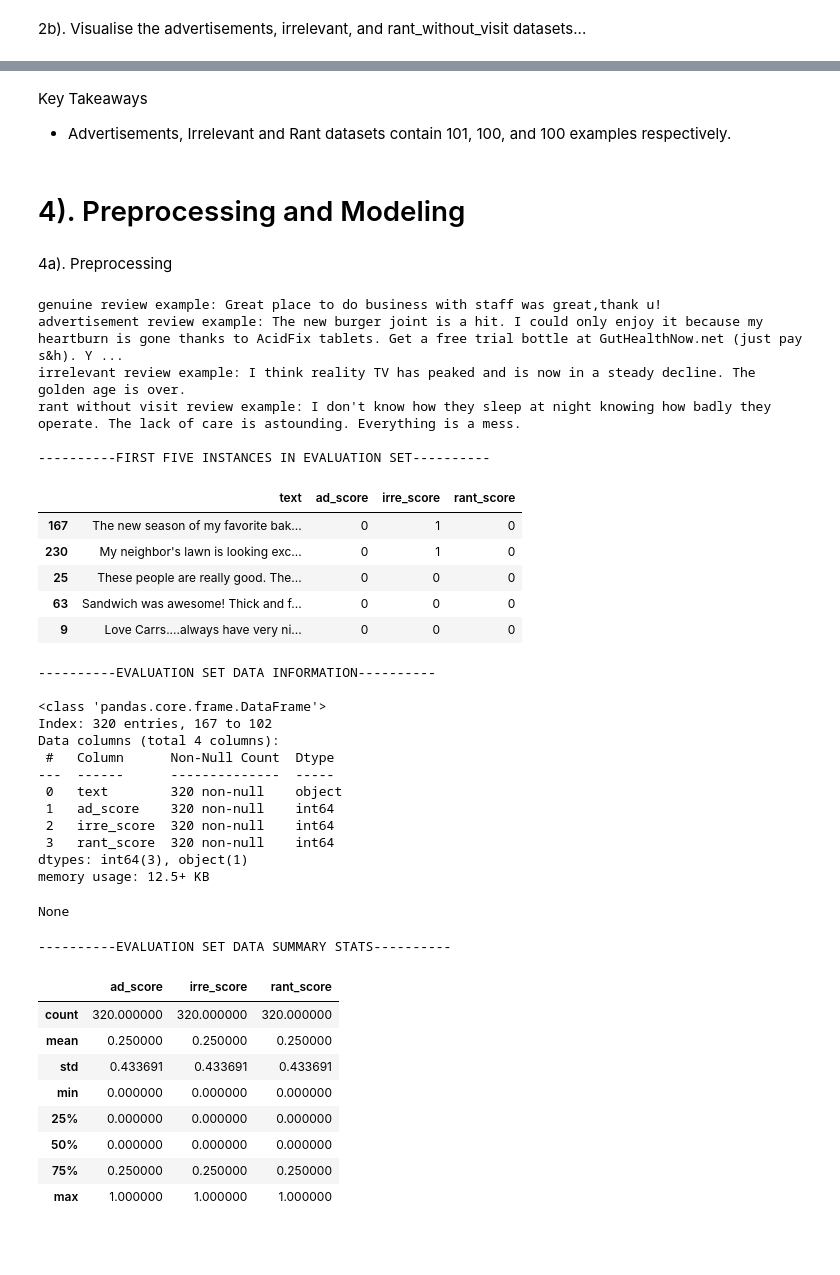
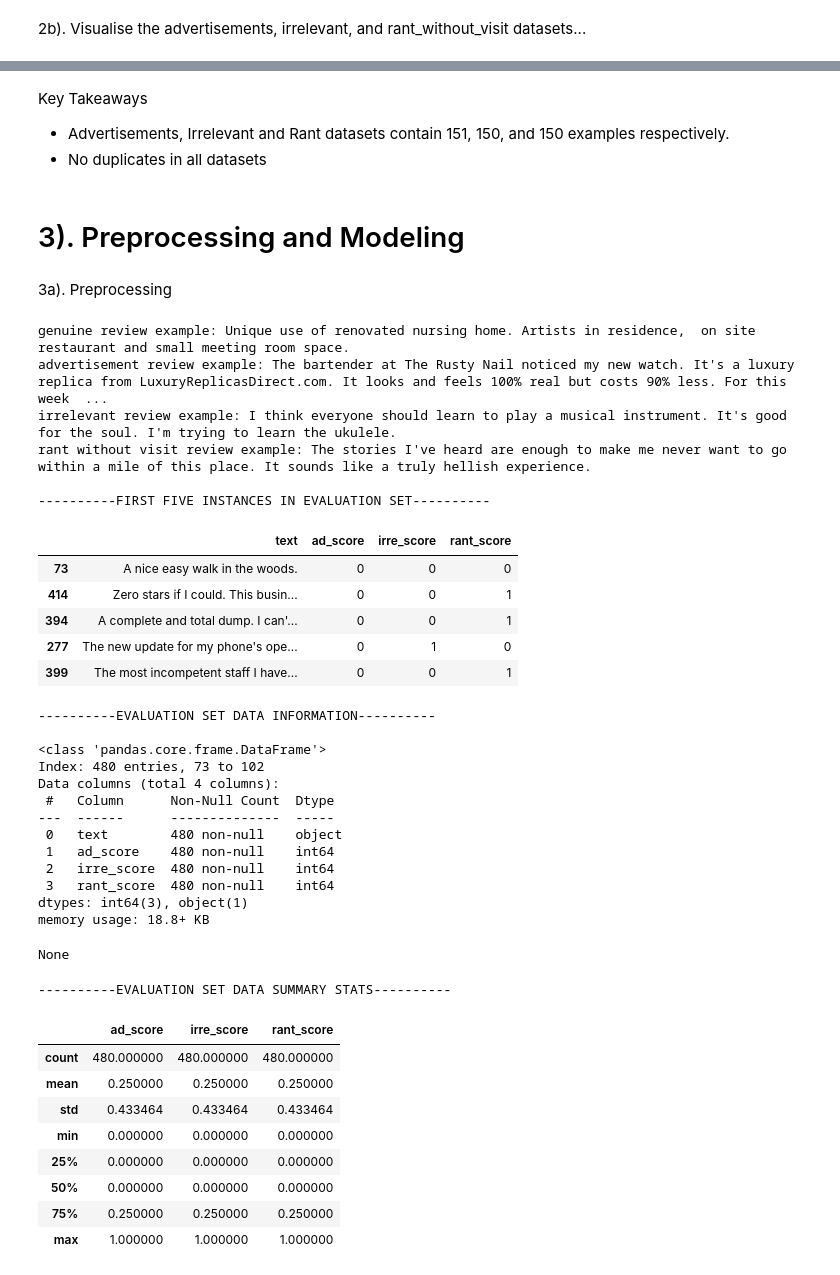
Before and after one commit to aaronlim02/tiktok-techjam-2025, a Jupyter notebook: pipeline.ipynb, the cells around one changed output, grey strips where cells are left out. Drawn from its saved outputs; the diff is of its cells as text; code cells hidden in the pictures; blank space fills up the shorter version.

```diff
--- a/pipeline.ipynb
+++ b/pipeline.ipynb
@@ -142,17 +142,18 @@ None
 
 Key Takeaways
 
-- Advertisements, Irrelevant and Rant datasets contain 101, 100, and 100 examples respectively.
+- Advertisements, Irrelevant and Rant datasets contain 151, 150, and 150 examples respectively.
+- No duplicates in all datasets
 # %% [markdown]
-# 4). Preprocessing and Modeling
+# 3). Preprocessing and Modeling
 # %%
 import ollama
 import re
 from sklearn.metrics import precision_score, recall_score, f1_score
 # %% [markdown]
-4a). Preprocessing
+3a). Preprocessing
 # %%
-genuine_texts = [item for item in google_review_data[:200]["text"] if item is not None]
+genuine_texts = [item for item in google_review_data[:240]["text"] if item is not None]
 # According to deepseek r1, these reviews are all genuine
 
 ad_reviews_list = advertisements_data["reviews"]
@@ -163,69 +164,69 @@ irre_reviews_list = irrelevant_data["reviews"]
 # Extract the 'text' from each dictionary in the list
 irre_texts = [review["text"] for review in irre_reviews_list]
 
 rant_reviews_list = rant_data["reviews"]
 # Extract the 'text' from each dictionary in the list
 rant_texts = [review["text"] for review in rant_reviews_list]
 
 # Construct our evaluation dataset
 columns=['text', 'ad_score', 'irre_score', 'rant_score']
 data = []
-for text in genuine_texts[:80]:
+for text in genuine_texts[:120]:
     data.append([text, 0, 0, 0])
-for text in ad_texts[:80]:
+for text in ad_texts[:120]:
     data.append([text, 1, 0, 0])
-for text in irre_texts[:80]:
+for text in irre_texts[:120]:
     data.append([text, 0, 1, 0])
-for text in rant_texts[:80]:
+for text in rant_texts[:120]:
     data.append([text, 0, 0, 1])
 evaluation_df = pd.DataFrame(data, columns=columns).sample(frac=1.0, random_state=42)
 X, y = evaluation_df["text"], evaluation_df.drop(columns=["text"])
 
 # retrieve examples for few-shot learning
-print("genuine review example:", genuine_texts[81])
-print("advertisement review example:", ad_texts[81])
-print("irrelevant review example:", irre_texts[81])
-print("rant without visit review example:", rant_texts[81])
+print("genuine review example:", genuine_texts[121])
+print("advertisement review example:", ad_texts[121])
+print("irrelevant review example:", irre_texts[121])
+print("rant without visit review example:", rant_texts[121])
 
 # Visualise Evaluation Set
 print("\n----------FIRST FIVE INSTANCES IN EVALUATION SET----------\n")
 display(evaluation_df.head())
 print("\n----------EVALUATION SET DATA INFORMATION----------\n")
 display(evaluation_df.info())
 print("\n----------EVALUATION SET DATA SUMMARY STATS----------\n")
 display(evaluation_df.describe())
 # %% [output]
-genuine review example: Great place to do business with staff was great,thank u!
-advertisement review example: The new burger joint is a hit. I could only enjoy it because my heartburn is gone thanks to AcidFix tablets. Get a free trial bottle at GutHealthNow.net (just pay s&h). Y ...
-irrelevant review example: I think reality TV has peaked and is now in a steady decline. The golden age is over.
-rant without visit review example: I don't know how they sleep at night knowing how badly they operate. The lack of care is astounding. Everything is a mess.
+genuine review example: Unique use of renovated nursing home. Artists in residence,  on site restaurant and small meeting room space.
+advertisement review example: The bartender at The Rusty Nail noticed my new watch. It's a luxury replica from LuxuryReplicasDirect.com. It looks and feels 100% real but costs 90% less. For this week  ...
+irrelevant review example: I think everyone should learn to play a musical instrument. It's good for the soul. I'm trying to learn the ukulele.
+rant without visit review example: The stories I've heard are enough to make me never want to go within a mile of this place. It sounds like a truly hellish experience.
 
 ----------FIRST FIVE INSTANCES IN EVALUATION SET----------
 |  | text | ad_score | irre_score | rant_score |
-| 167 | The new season of my favorite bak... | 0 | 1 | 0 |
-| 230 | My neighbor's lawn is looking exc... | 0 | 1 | 0 |
-| 25 | These people are really good. The... | 0 | 0 | 0 |
-| 63 | Sandwich was awesome! Thick and f... | 0 | 0 | 0 |
-| 9 | Love Carrs....always have very ni... | 0 | 0 | 0 |
+| 73 | A nice easy walk in the woods. | 0 | 0 | 0 |
+| 414 | Zero stars if I could. This busin... | 0 | 0 | 1 |
+| 394 | A complete and total dump. I can'... | 0 | 0 | 1 |
+| 277 | The new update for my phone's ope... | 0 | 1 | 0 |
+| 399 | The most incompetent staff I have... | 0 | 0 | 1 |
 ----------EVALUATION SET DATA INFORMATION----------
 
 <class 'pandas.core.frame.DataFrame'>
-Index: 320 entries, 167 to 102
+Index: 480 entries, 73 to 102
 Data columns (total 4 columns):
  #   Column      Non-Null Count  Dtype
 ---  ------      --------------  -----
- 0   text        320 non-null    object
- 1   ad_score    320 non-null    int64
- 2   irre_score  320 non-null    int64
- 3   rant_score  320 non-null    int64
+ 0   text        480 non-null    object
+ 1   ad_score    480 non-null    int64
+ 2   irre_score  480 non-null    int64
+ 3   rant_score  480 non-null    int64
 dtypes: int64(3), object(1)
-memory usage: 12.5+ KB
+memory usage: 18.8+ KB
 None
 ----------EVALUATION SET DATA SUMMARY STATS----------
 |  | ad_score | irre_score | rant_score |
-| count | 320.000000 | 320.000000 | 320.000000 |
+| count | 480.000000 | 480.000000 | 480.000000 |
 | mean | 0.250000 | 0.250000 | 0.250000 |
-| std | 0.433691 | 0.433691 | 0.433691 |
+| std | 0.433464 | 0.433464 | 0.433464 |
 | min | 0.000000 | 0.000000 | 0.000000 |
 | 25% | 0.000000 | 0.000000 | 0.000000 |
 | 50% | 0.000000 | 0.000000 | 0.000000 |
```
Also changed, not shown: parts of 10 cells of this notebook, 3 other files.
